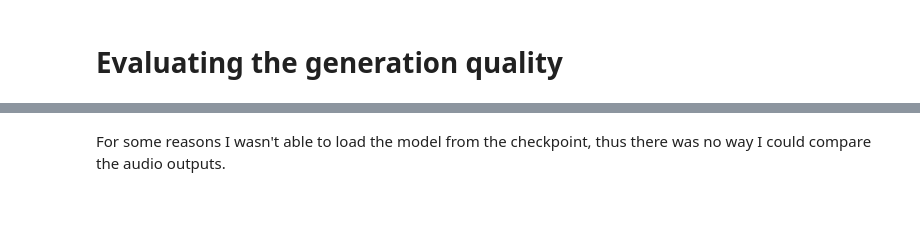
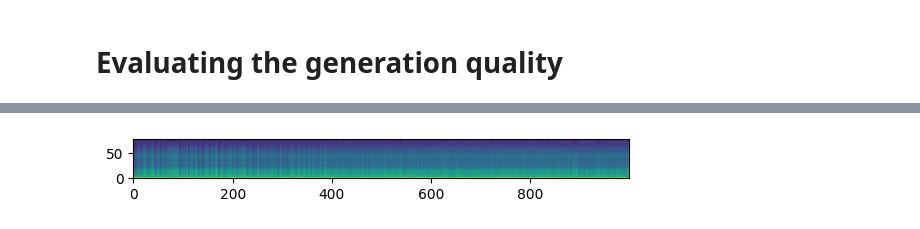
Before and after one commit to OlesiaOmelchuk/ucu_audio_processing_course, a Jupyter notebook: Module_4/Lecture_1/hw-audio-10-tacotron.ipynb, the cells around one changed output, grey strips where cells are left out. Saved outputs shown, nothing was run; the diff lists cells and outputs as text; code cells hidden in the pictures.

```diff
--- a/Module_4/Lecture_1/hw-audio-10-tacotron.ipynb
+++ b/Module_4/Lecture_1/hw-audio-10-tacotron.ipynb
@@ -542,4 +597,4 @@ We can see that with smaller learning rate we were able to achieve more stable v
 # %%
-model = Tacotron2Model.load_from_checkpoint("/kaggle/working/nemo_experiments/Tacotron2/2024-05-06_05-31-12/checkpoints/Tacotron2--val_loss=32.0131-epoch=0.ckpt")
+model = Tacotron2Model.load_from_checkpoint("/kaggle/working/nemo_experiments/Tacotron2/2024-05-06_08-12-30/checkpoints/Tacotron2--val_loss=31.3715-epoch=2.ckpt")
 # %% [output]
  NeMo-text-processing :: INFO     :: Creating ClassifyFst grammars.
@@ -564,7 +619,8 @@ full_key: preprocessor
 # %%
-tokens = model.parse(text = "Hello world!")
+tokens = model.parse(text = "Audio processing is very interesting!")
 spectrogram = model.generate_spectrogram(tokens = tokens)
 
 
 imshow(spectrogram.cpu().detach().numpy()[0,...], origin="lower")
 plt.show()
+# %% [output]
@@ -571,2 +628 @@ plt.show()
+[figure, added]
-# %% [markdown]
-For some reasons I wasn't able to load the model from the checkpoint, thus there was no way I could compare the audio outputs.
```
Also changed, not shown: parts of 32 cells of this notebook.
